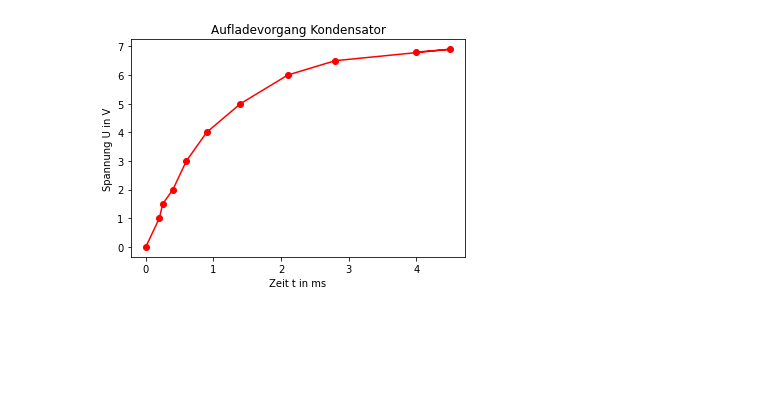
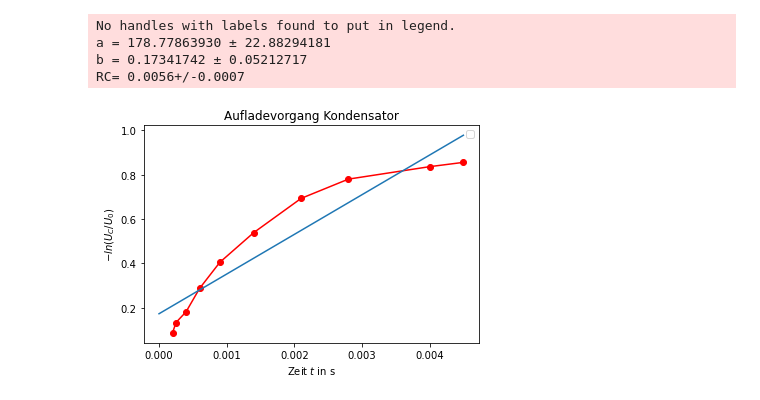
Before and after one commit to JackDO1998/Praktikum, a Jupyter notebook: Relaxationsverhalten/relaxationsverhalten.ipynb, the cells around one changed output. Saved outputs shown, nothing was run; the diff lists cells and outputs as text; code cells hidden in the pictures; blank space fills up the shorter version.

```diff
--- a/Relaxationsverhalten/relaxationsverhalten.ipynb
+++ b/Relaxationsverhalten/relaxationsverhalten.ipynb
@@ -5,17 +5,48 @@ from uncertainties import ufloat
 import uncertainties.unumpy as unp
 from scipy.optimize import curve_fit
 import scipy.constants as const
-# %%
-t=[0,0.2,0.25,0.4,0.6,0.9,1.4,2.1,2.8,4.5,4.0]
-U=[0,1,1.5,2,3,4,5,6,6.5,6.9,6.8]
-plt.plot(t,U,'r-')
-plt.plot(t,U,'ro')
-plt.title('Aufladevorgang Kondensator')
-plt.xlabel('Zeit t in ms')
-plt.ylabel('Spannung U in V')
-plt.savefig('aufladevorgang.pdf')
-# %% [output]
-[figure, removed]
+# %%
+#Daten
+t=[0.2,0.25,0.4,0.6,0.9,1.4,2.1,2.8,4.0,4.5]
+t=[i * (1/1000) for i in t]
+U=[1,1.5,2,3,4,5,6,6.5,6.8,6.9]
+U=[j* (1/12) for j in U]
+
+#Lineare Regression
+X=[0]
+y=0
+Ulog=X*len(U)
+while y <len(U):
+    Ulog[y]=-1*np.log(1-U[y])
+    y=y+1
+
+params, covariance_matrix = np.polyfit( t,Ulog, deg=1, cov=True)
+
+errors = np.sqrt(np.diag(covariance_matrix))
+
+for name, value, error in zip('ab', params, errors):
+    print(f'{name} = {value:.8f} ± {error:.8f}')
+z=np.linspace(0,0.0045,50000)
+#Plot
+plt.plot(t,Ulog,'r-')
+plt.plot(t,Ulog,'ro')
+plt.plot(z,z*params[0]+params[1])
+#plt.plot(z,8*(1-np.exp(-z/0.00186860)),label='Test')
+#plt.yscale('log')
+#plt.xscale('log')
+plt.title('Aufladevorgang Kondensator')
+plt.xlabel('Zeit $t$ in s')
+plt.ylabel('$-ln(U_C/U_0)$')
+plt.legend(loc='best')
+plt.savefig('aufladevorgang.pdf')
+tau=ufloat(178.77863930 , 22.88294181)
+print('RC=',1/tau)
+# %% [output]
+No handles with labels found to put in legend.
+a = 178.77863930 ± 22.88294181
+b = 0.17341742 ± 0.05212717
+RC= 0.0056+/-0.0007
+[figure, added]
 # %%
 f1r=np.genfromtxt('spannungfrequenz.dat', usecols=(0))
 USS1r=np.genfromtxt('spannungfrequenz.dat', usecols=(1))
```
Also changed, not shown: parts of 4 cells of this notebook, 29 other files.
